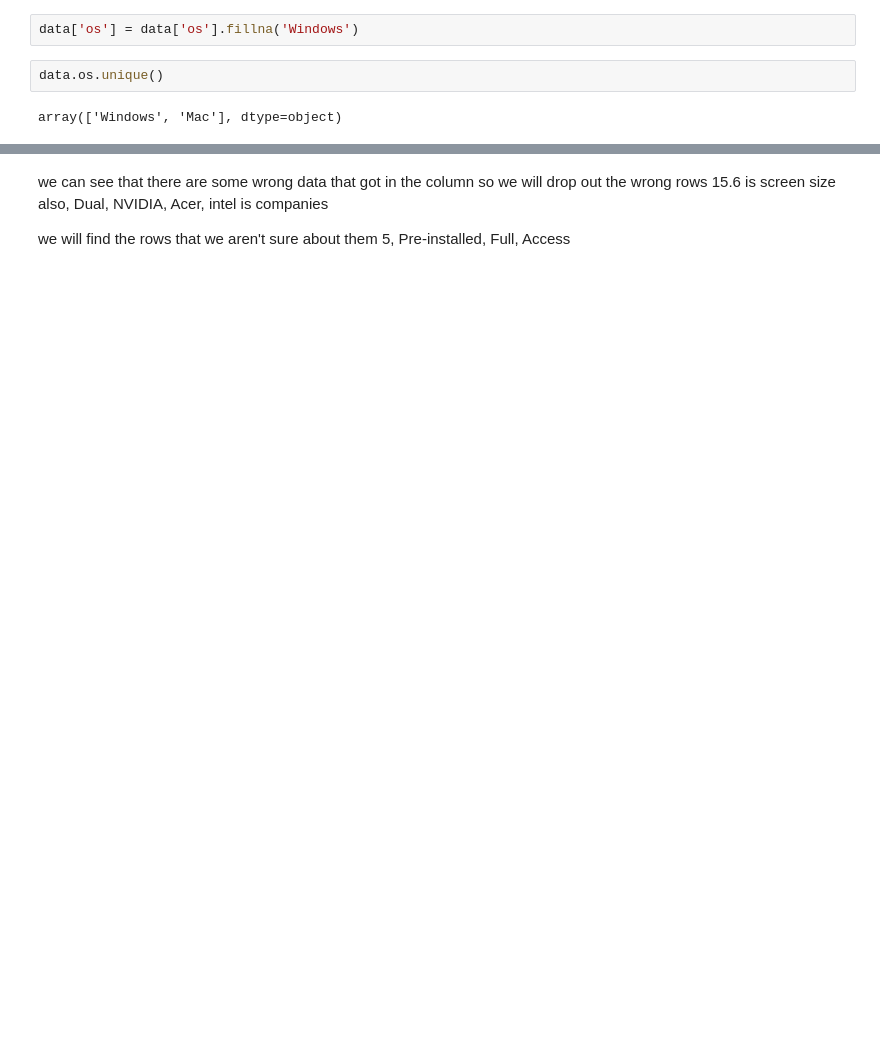
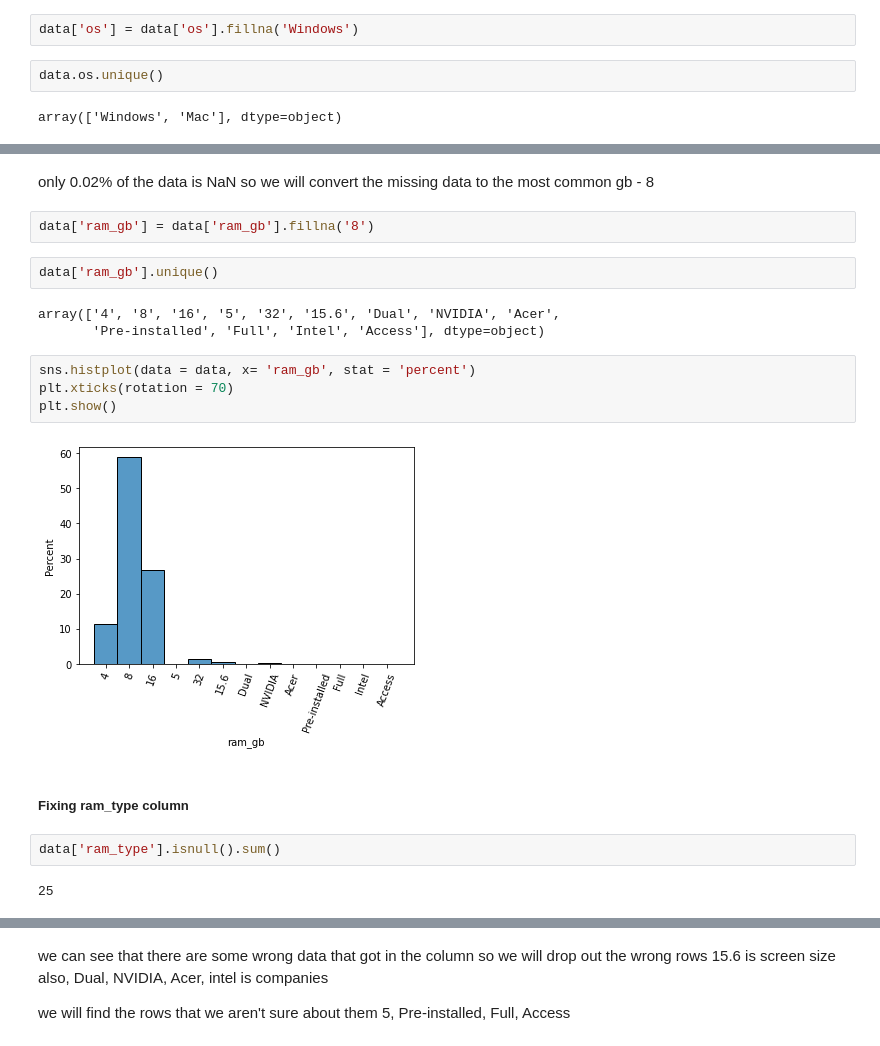
Before and after one commit to NoaBarNov/Data-Science-Project, a Jupyter notebook: finalproject.ipynb, the cells around one changed output, grey strips where cells are left out. Cells and saved outputs as stored; diff of their text form; blank space fills up the shorter version.

```diff
--- a/finalproject.ipynb
+++ b/finalproject.ipynb
@@ -166,0 +186,21 @@ array(['Windows', 'Mac'], dtype=object)
+# %% [markdown]
+only 0.02% of the data is NaN so we will convert the missing data to the most common gb - 8
+# %%
+data['ram_gb'] = data['ram_gb'].fillna('8')
+# %%
+data['ram_gb'].unique()
+# %% [output]
+array(['4', '8', '16', '5', '32', '15.6', 'Dual', 'NVIDIA', 'Acer',
+       'Pre-installed', 'Full', 'Intel', 'Access'], dtype=object)
+# %%
+sns.histplot(data = data, x= 'ram_gb', stat = 'percent')
+plt.xticks(rotation = 70)
+plt.show()
+# %% [output]
+[figure, added]
+# %% [markdown]
+##### Fixing ram_type column
+# %%
+data['ram_type'].isnull().sum()
+# %% [output]
+25
```
Also changed, not shown: parts of 58 cells of this notebook.
